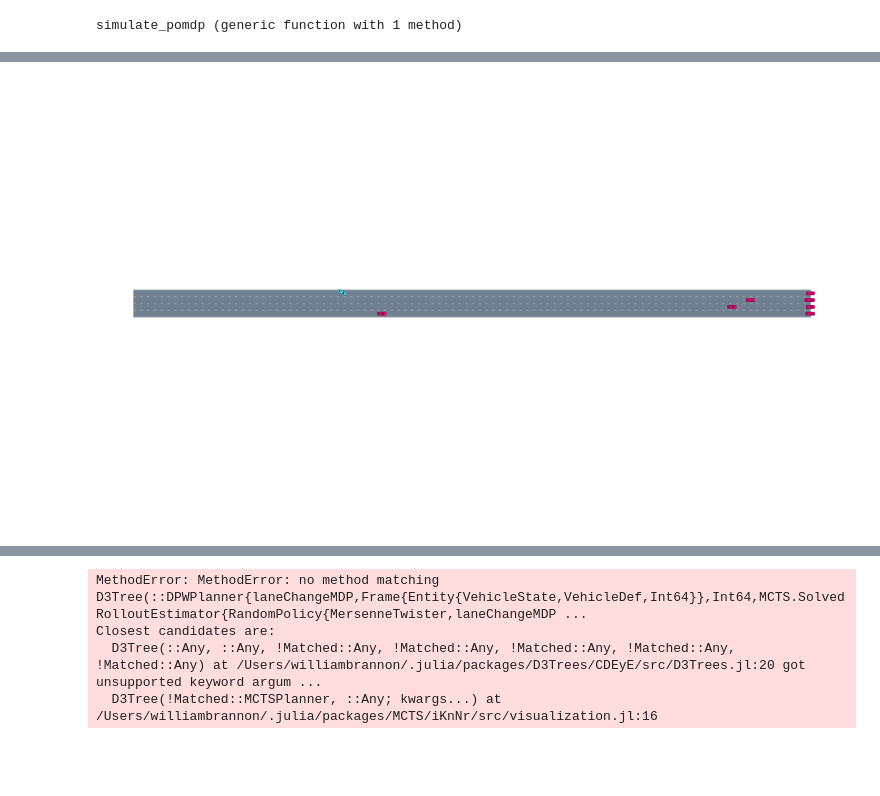
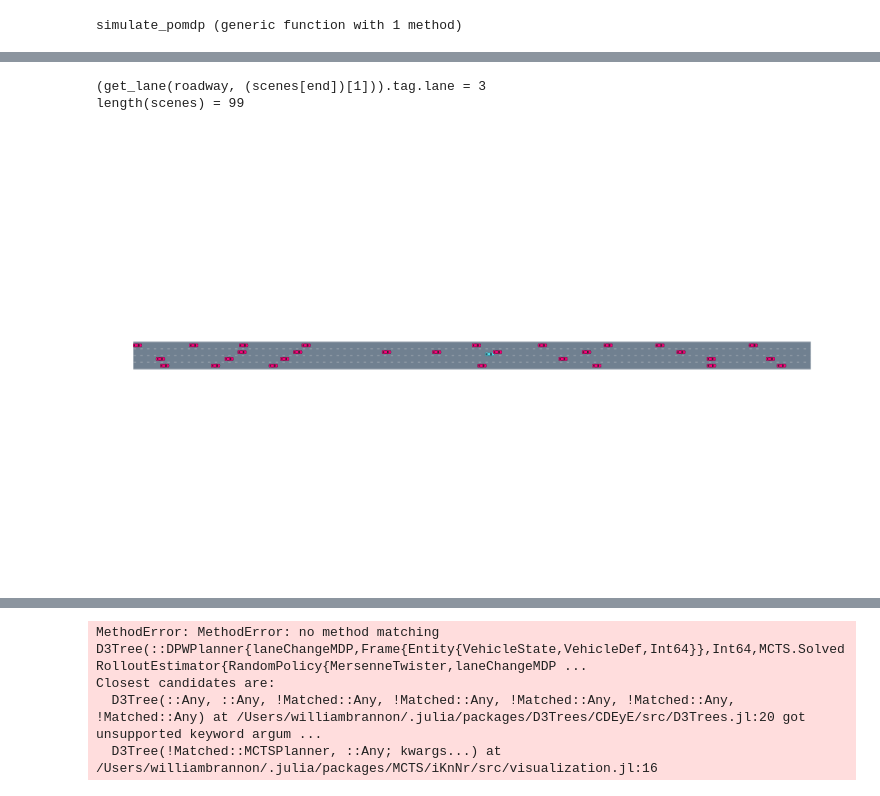
Before and after one commit to wbrannon/MCTSDriver, a Jupyter notebook: sim_pomdp.ipynb, the cells around one changed output, grey strips where cells are left out. Cells and saved outputs as stored; diff of their text form; code cells hidden in the pictures; blank space fills up the shorter version.

```diff
--- a/sim_pomdp.ipynb
+++ b/sim_pomdp.ipynb
@@ -28,8 +25,12 @@ r = 144443.3726101692
 # %%
+@show get_lane(roadway, scenes[end][1]).tag.lane
+@show length(scenes)
 car_colors = Dict{Int,Colorant}(1 => colorant"0x52E3F6")
 render(scenes[end], roadway, cam = FitToContentCamera(), car_colors=car_colors) # CarFollowCamera(1)
 # %% [output]
+(get_lane(roadway, (scenes[end])[1])).tag.lane = 3
+length(scenes) = 99
-[figure, old version]
+[figure, new version]
 # %%
 render(scenes[1], roadway, cam = FitToContentCamera(), car_colors=car_colors)
 # %% [output]
```
Also changed, not shown: parts of 5 cells of this notebook, 10 other files.
